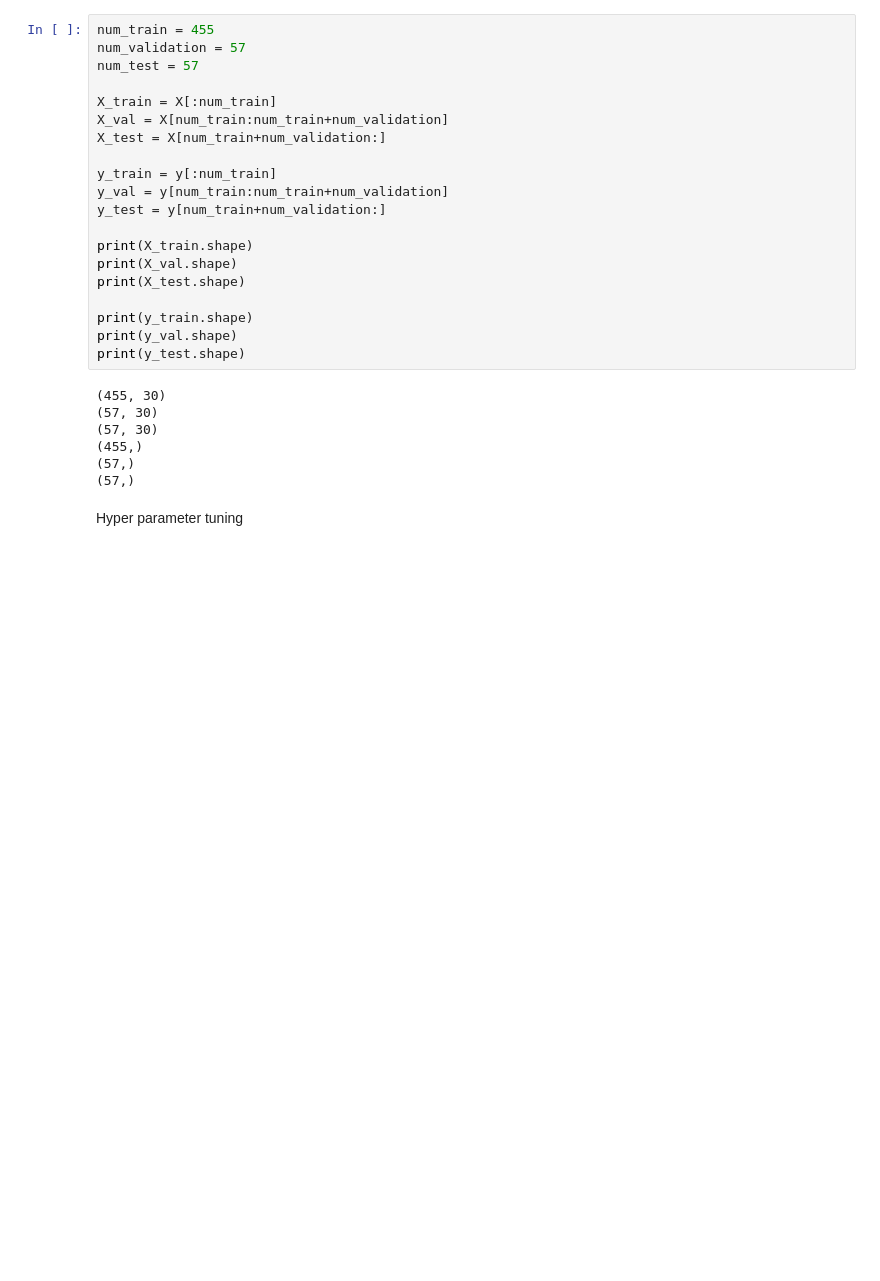
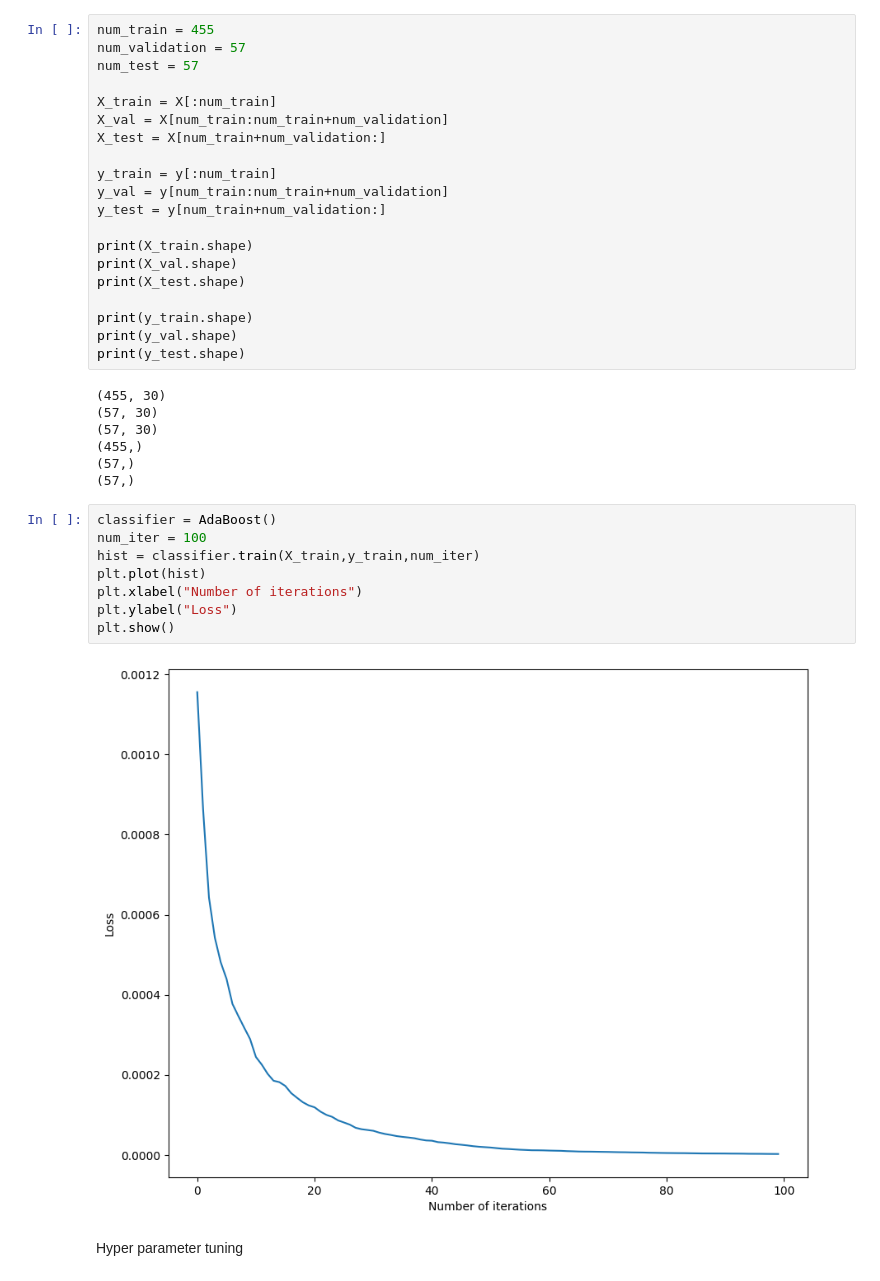
Before and after one commit to IITH-Epoch/Handouts-2022---2023-, a Jupyter notebook: Boosting and bagging/code/Adaboost/main.ipynb, the cells around one changed output. Cells and saved outputs as stored; diff of their text form; blank space fills up the shorter version.

Commit message:
Bagging and boosting

```diff
--- a/Boosting and bagging/code/main.ipynb
+++ b/Boosting and bagging/code/Adaboost/main.ipynb
@@ -52,6 +52,16 @@ print(y_test.shape)
 (455,)
 (57,)
 (57,)
+# %%
+classifier = AdaBoost()
+num_iter = 100
+hist = classifier.train(X_train,y_train,num_iter)
+plt.plot(hist)
+plt.xlabel("Number of iterations")
+plt.ylabel("Loss")
+plt.show()
+# %% [output]
+[figure, added]
 # %% [markdown]
 Hyper parameter tuning
 # %%
```
Also changed, not shown: parts of 2 cells of this notebook, 7 other files.
